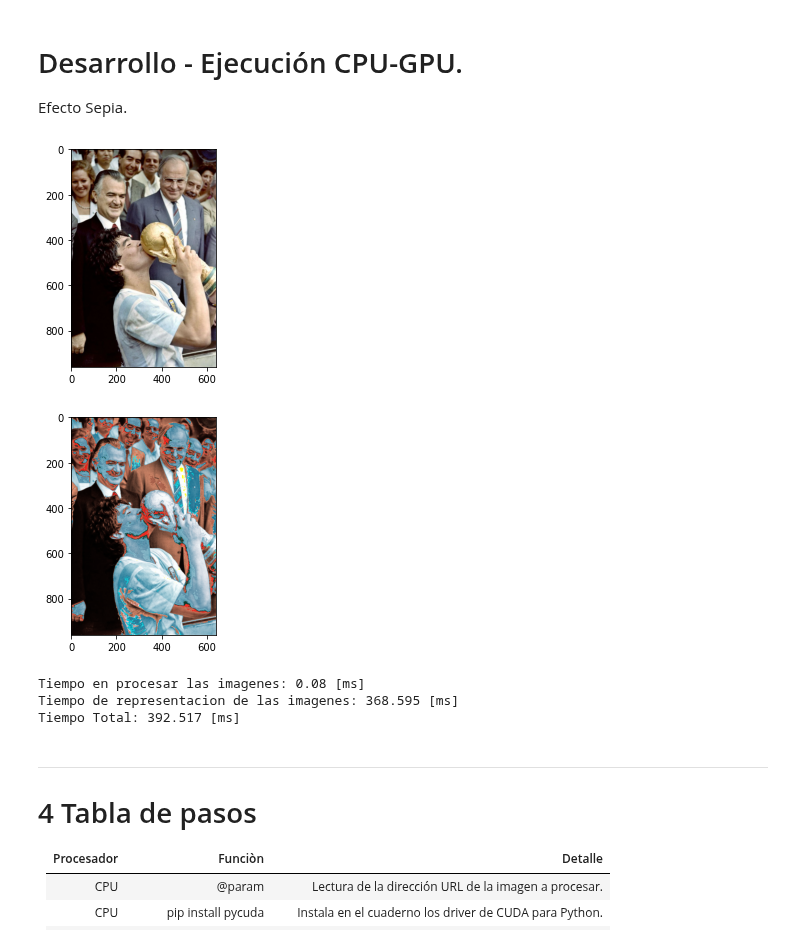
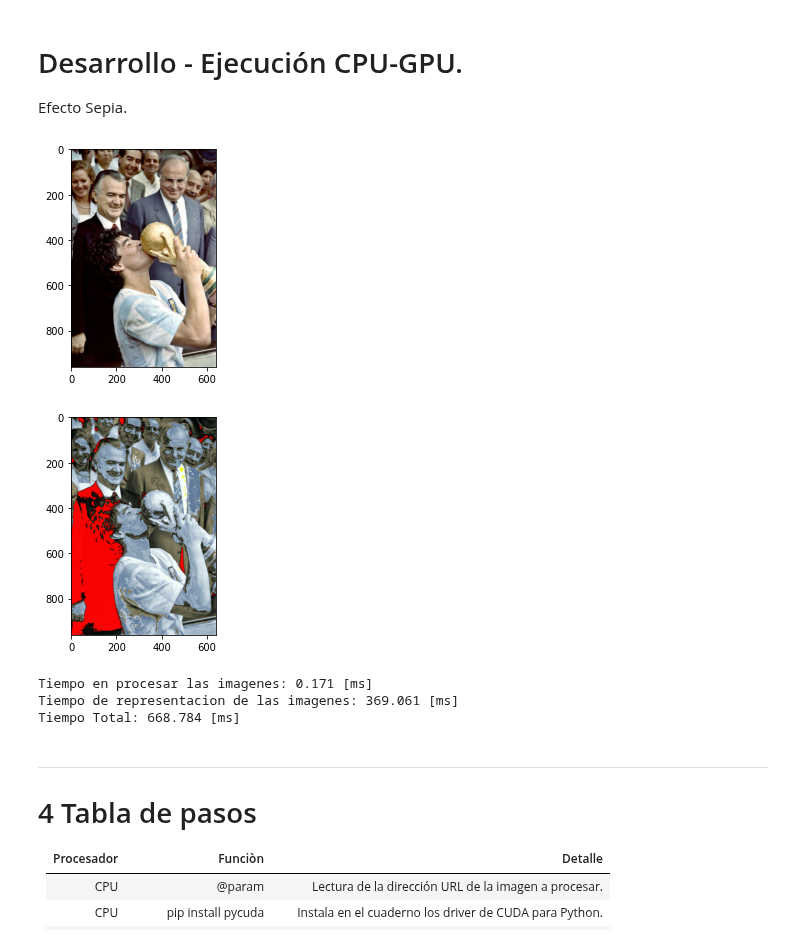
Before and after one commit to CelaPablo/SOA-EA2, a Jupyter notebook: HPC/Cela_Pablo_ejercicio_2_GPU_reentrega.ipynb, the cells around one changed output. Saved outputs shown, nothing was run; the diff lists cells and outputs as text; code cells hidden in the pictures.

```diff
--- a/HPC/Cela_Pablo_ejercicio_2_GPU_reentrega.ipynb
+++ b/HPC/Cela_Pablo_ejercicio_2_GPU_reentrega.ipynb
@@ -94,12 +76,12 @@ try:
 
   # CPU - Defino la función kernel que ejecutará en GPU.
   module = SourceModule("""
-  __global__ void kernel_img(int ancho, int alto, char *img) {
+  __global__ void kernel_img(int ancho, int alto, char *img, char *result) {
     // Calculo las coordenadas del Thread en dos dimensiones.
     int idx = threadIdx.x + blockIdx.x*blockDim.x;
     int idy = threadIdx.y + blockIdx.y*blockDim.y;
     int index = 0;
-    float maximo = 255.0;
+    float maximo = 255;
 
     // Verifico que los Thread, esten dentro de las dimensiones de la imagen.
     if( idx < ancho && idy < alto )
@@ -109,7 +91,7 @@ try:
       float GI = (float) img[index+1];
       float BI = (float) img[index+2];
 
-      float nR = (0.939 * RI) + (0.769 * GI) + (0.189 * BI);
+      float nR = (0.393 * RI) + (0.769 * GI) + (0.189 * BI);
       float nG = (0.349 * RI) + (0.686 * GI) + (0.168 * BI);
       float nB = (0.272 * RI) + (0.534 * GI) + (0.131 * BI);
 
@@ -117,9 +99,9 @@ try:
       if(nG > maximo) nG = maximo;
       if(nB > maximo) nB = maximo;
 
-      img[index]   = (char) nR;
-      img[index+1] = (char) nG;
-      img[index+2] = (char) nB;
+      result[index]   = (char) nR;
+      result[index+1] = (char) nG;
+      result[index+2] = (char) nB;
     }
   }
   """)
@@ -136,44 +118,44 @@ try:
   dim_hilo_y = 16
   dim_bloque_y = numpy.int((img_alto+dim_hilo_y-1) / dim_hilo_y)
 
-  kernel(numpy.int32(img_ancho), numpy.int32(img_alto), img_gpu, block=(dim_hilo_x, dim_hilo_y, 1), grid=(dim_bloque_x, dim_bloque_y,1))
+  kernel(numpy.int32(img_ancho), numpy.int32(img_alto), img_gpu, result_gpu, block=(dim_hilo_x, dim_hilo_y, 1), grid=(dim_bloque_x, dim_bloque_y,1))
 
   tiempo_img = datetime.now() - tiempo_img
   tiempo_representacion = datetime.now()
 
   # GPU - Copio el resultado desde la memoria GPU. -----------------------------
-  cuda.memcpy_dtoh(result_cpu, img_gpu)
+  cuda.memcpy_dtoh(result_cpu, result_gpu)
 
   # Muestro la imagen original. ------------------------------------------------
   plt.figure()
   plt.imshow(img_cpu)
   plt.show()
 
   # Muestro la imagen resultante. ----------------------------------------------
   plt.imshow(result_cpu)
   plt.show()
 
   tiempo_representacion = datetime.now() - tiempo_representacion
   tiempo_total = datetime.now() - tiempo_total
 
   print( "Tiempo en procesar las imagenes:", tiempo_en_ms(tiempo_img), "[ms]")
   print( "Tiempo de representacion de las imagenes:", tiempo_en_ms(tiempo_representacion), "[ms]")
   print( "Tiempo Total:", tiempo_en_ms(tiempo_total), "[ms]")
 
 except ValueError as valerr:
   print(valerr)
 except FileNotFoundError:
   print("No se pudo abrir la imagen: ", imagepath)
 except ModuleNotFoundError:
   print("Primero deben instalarse las dependencias - Armado del ambiente e instalaciónn de CUDA.")
-except:
-  print("Houston we have a problem!")
+# except:
+#   print("Houston we have a problem!")
 # %% [output]
 [figure]
-[figure, old version]
+[figure, new version]
-Tiempo en procesar las imagenes: 0.08 [ms]
-Tiempo de representacion de las imagenes: 368.595 [ms]
-Tiempo Total: 392.517 [ms]
+Tiempo en procesar las imagenes: 0.171 [ms]
+Tiempo de representacion de las imagenes: 369.061 [ms]
+Tiempo Total: 668.784 [ms]
 # %% [markdown]
 ---
 # 4 Tabla de pasos
```
Also changed, not shown: parts of 2 cells of this notebook.
